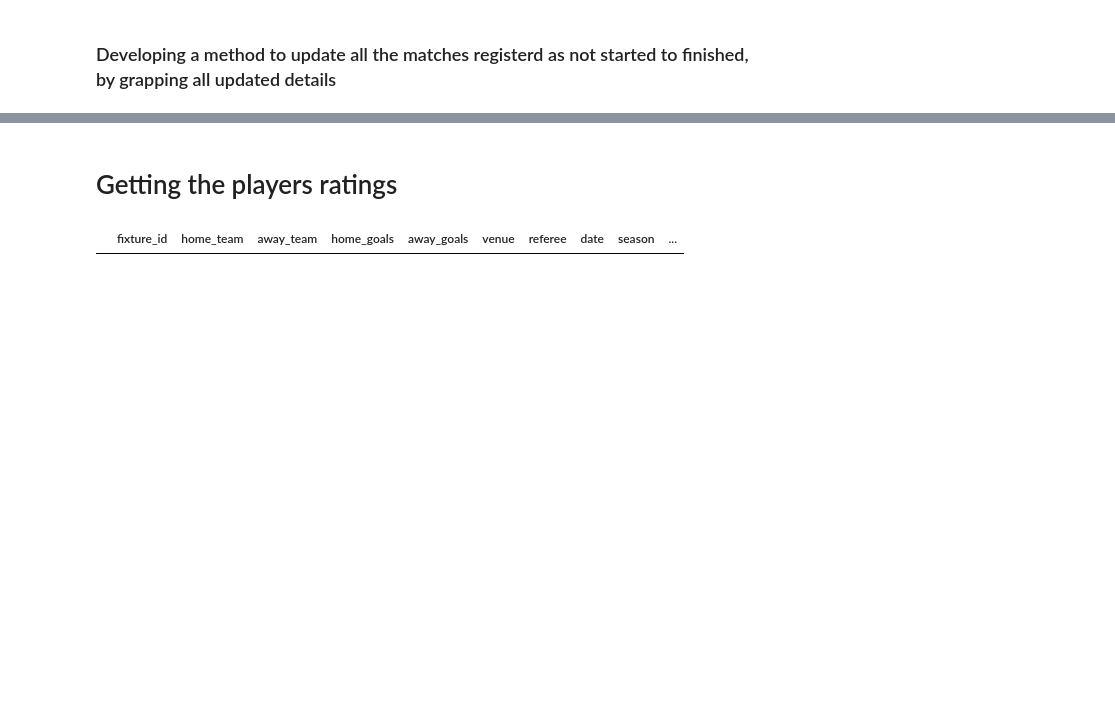
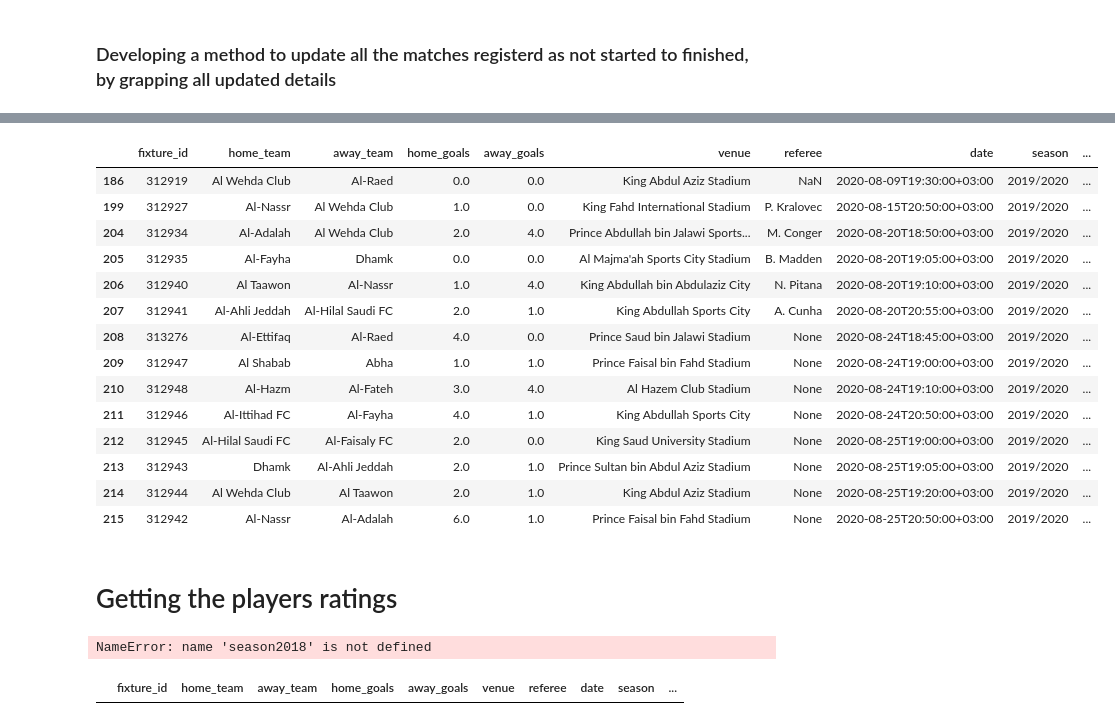
Before and after one commit to Link20222/SaudiLeague, a Jupyter notebook: Data Collection.ipynb, the cells around one changed output, grey strips where cells are left out. Drawn from its saved outputs; the diff is of its cells as text; code cells hidden in the pictures; blank space fills up the shorter version.

```diff
--- a/Data Collection.ipynb
+++ b/Data Collection.ipynb
@@ -586,8 +594,26 @@ len(season2019.loc[season2019["status"] == "Not Started"])
+# %%
+season2019.loc[(season2019["A_avg_ratings"].isnull()) & (season2019["status"] == "Match Finished")]
+# %% [output]
+|  | fixture_id | home_team | away_team | home_goals | away_goals | venue | referee | date | season | ... |
+| 186 | 312919 | Al Wehda Club | Al-Raed | 0.0 | 0.0 | King Abdul Aziz Stadium | NaN | 2020-08-09T19:30:00+03:00 | 2019/2020 | ... |
+| 199 | 312927 | Al-Nassr | Al Wehda Club | 1.0 | 0.0 | King Fahd International Stadium | P. Kralovec | 2020-08-15T20:50:00+03:00 | 2019/2020 | ... |
+| 204 | 312934 | Al-Adalah | Al Wehda Club | 2.0 | 4.0 | Prince Abdullah bin Jalawi Sports... | M. Conger | 2020-08-20T18:50:00+03:00 | 2019/2020 | ... |
+| 205 | 312935 | Al-Fayha | Dhamk | 0.0 | 0.0 | Al Majma'ah Sports City Stadium | B. Madden | 2020-08-20T19:05:00+03:00 | 2019/2020 | ... |
+| 206 | 312940 | Al Taawon | Al-Nassr | 1.0 | 4.0 | King Abdullah bin Abdulaziz City | N. Pitana | 2020-08-20T19:10:00+03:00 | 2019/2020 | ... |
+| 207 | 312941 | Al-Ahli Jeddah | Al-Hilal Saudi FC | 2.0 | 1.0 | King Abdullah Sports City | A. Cunha | 2020-08-20T20:55:00+03:00 | 2019/2020 | ... |
+| 208 | 313276 | Al-Ettifaq | Al-Raed | 4.0 | 0.0 | Prince Saud bin Jalawi Stadium | None | 2020-08-24T18:45:00+03:00 | 2019/2020 | ... |
+| 209 | 312947 | Al Shabab | Abha | 1.0 | 1.0 | Prince Faisal bin Fahd Stadium | None | 2020-08-24T19:00:00+03:00 | 2019/2020 | ... |
+| 210 | 312948 | Al-Hazm | Al-Fateh | 3.0 | 4.0 | Al Hazem Club Stadium | None | 2020-08-24T19:10:00+03:00 | 2019/2020 | ... |
+| 211 | 312946 | Al-Ittihad FC | Al-Fayha | 4.0 | 1.0 | King Abdullah Sports City | None | 2020-08-24T20:50:00+03:00 | 2019/2020 | ... |
+| 212 | 312945 | Al-Hilal Saudi FC | Al-Faisaly FC | 2.0 | 0.0 | King Saud University Stadium | None | 2020-08-25T19:00:00+03:00 | 2019/2020 | ... |
+| 213 | 312943 | Dhamk | Al-Ahli Jeddah | 2.0 | 1.0 | Prince Sultan bin Abdul Aziz Stadium | None | 2020-08-25T19:05:00+03:00 | 2019/2020 | ... |
+| 214 | 312944 | Al Wehda Club | Al Taawon | 2.0 | 1.0 | King Abdul Aziz Stadium | None | 2020-08-25T19:20:00+03:00 | 2019/2020 | ... |
+| 215 | 312942 | Al-Nassr | Al-Adalah | 6.0 | 1.0 | Prince Faisal bin Fahd Stadium | None | 2020-08-25T20:50:00+03:00 | 2019/2020 | ... |
 # %% [markdown]
 # Getting the players ratings
 # %%
 #Last stopped is 179
-for i in range(210, 240):
+for i in range(204, 240):
     fixture_id = season2018.loc[i, "fixture_id"]
     home_team = season2018.loc[i, "home_team"]
 
@@ -625,6 +651,8 @@ for i in range(210, 240):
 
     season2018.loc[i, "H_avg_ratings"] = Hteam_avg_ratings
     season2018.loc[i, "A_avg_ratings"] = Ateam_avg_ratings
+# %% [output]
+NameError: name 'season2018' is not defined
 # %%
 season2018.loc[season2018["H_avg_ratings"].isnull()].head(3)
 # %% [output]
```
Also changed, not shown: parts of 11 cells of this notebook, 1 other file.
